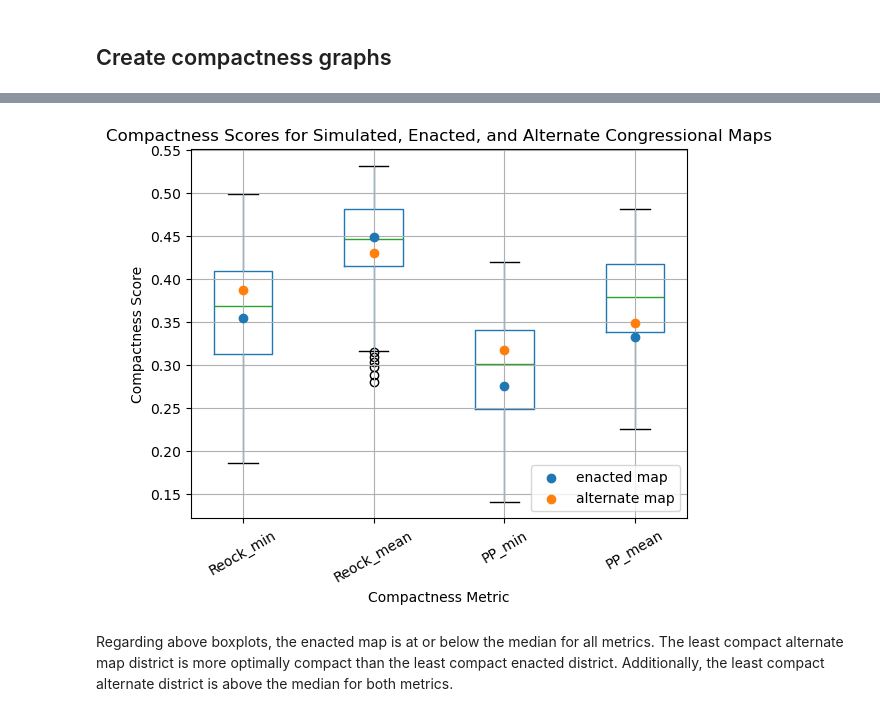
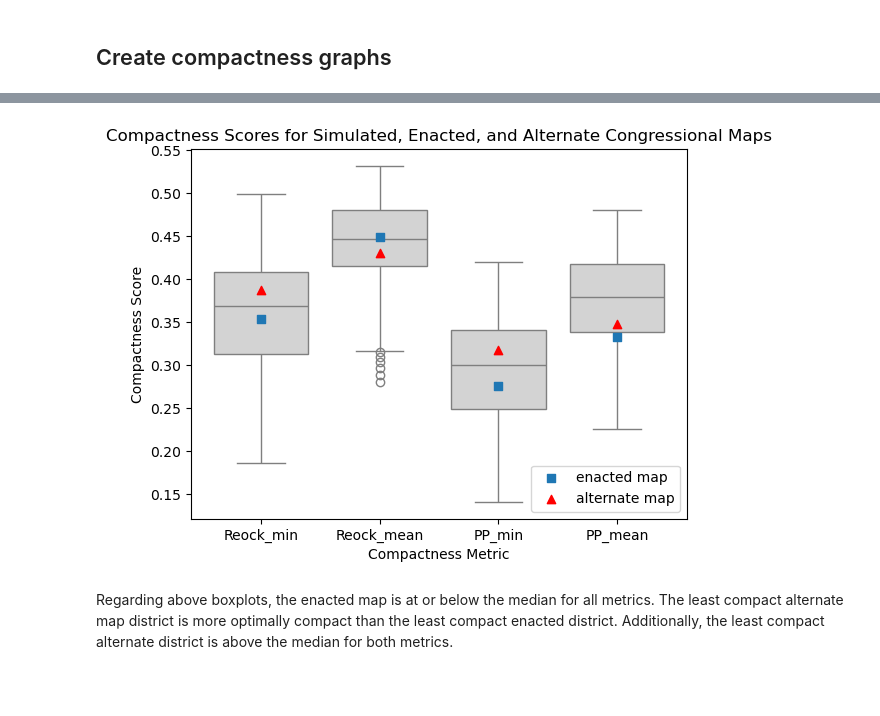
Before and after one commit to stefaniegwangphd/ia-redistricting, a Jupyter notebook: simulation_map_analysis.ipynb, the cells around one changed output, grey strips where cells are left out. Drawn from its saved outputs; the diff is of its cells as text; code cells hidden in the pictures; blank space fills up the shorter version.

Commit message:
update boxplot style to be consistent with election analysis graphics

```diff
--- a/simulation_map_analysis.ipynb
+++ b/simulation_map_analysis.ipynb
@@ -228,0 +245,6 @@ maps_df
+# %%
+#unstack compactness_analysis_df to prep for compactness score graphic
+compactness_df=compactness_analysis_df[['Reock_min', 'Reock_mean', 'PP_min', 'PP_mean']].unstack().reset_index(drop=False)
+compactness_df=compactness_df.drop(columns=['level_1'])
+compactness_df=compactness_df.rename(columns={"level_0": "Metric", 0:"compactness_score"})
+compactness_df
@@ -229,20 +265,28 @@ maps_df
 # %%
 x = maps_df['measure']
 y = maps_df['enacted']
 b = maps_df['alternate']
 
-compactness_analysis_df.boxplot(column=['Reock_min', 'Reock_mean', 'PP_min', 'PP_mean'], rot=30, zorder=1, positions=range(4))
-plt.scatter(x=x, y=y, label='enacted map', zorder=2)
-plt.scatter(x=x, y=b, label='alternate map', zorder=3)
+X=compactness_df['Metric']
+Y=compactness_df['compactness_score']
+
+
+# plt.scatter(X, Y, alpha=.1, color='lightgray', zorder=1, label='simulated')
+
+# compactness_analysis_df.boxplot(column=['Reock_min', 'Reock_mean', 'PP_min', 'PP_mean'], rot=30, zorder=1, positions=range(4))
+sns.boxplot(x=X, y=Y,color='lightgray', zorder=1)
+plt.scatter(x=x, y=y,marker=',', label='enacted map', zorder=2)
+plt.scatter(x=x, y=b, marker='^', color='red',label='alternate map', zorder=3)
 plt.xlabel('Compactness Metric')
 plt.ylabel('Compactness Score')
 plt.title('Compactness Scores for Simulated, Enacted, and Alternate Congressional Maps')
 plt.legend(loc='lower right')
 # maps_df.plot.scatter(x='measure', y='enacted', zorder=2)
 plt.show()
+plt.savefig('./images_for_paper/compactness_scores.png')
 # maps_df.plot.scatter(column=['Reock_min', 'Reock_mean', 'PP_mean', 'PP_min'], zorder=2)
 # %% [output]
-[figure, old version]
+[figure, new version]
 # %% [markdown]
 Regarding above boxplots, the enacted map is at or below the median for all metrics. The least compact alternate map district is more optimally compact than the least compact enacted district. Additionally, the least compact alternate district is above the median for both metrics.
 # %%
```
Also changed, not shown: parts of 4 cells of this notebook, 3 other files.
